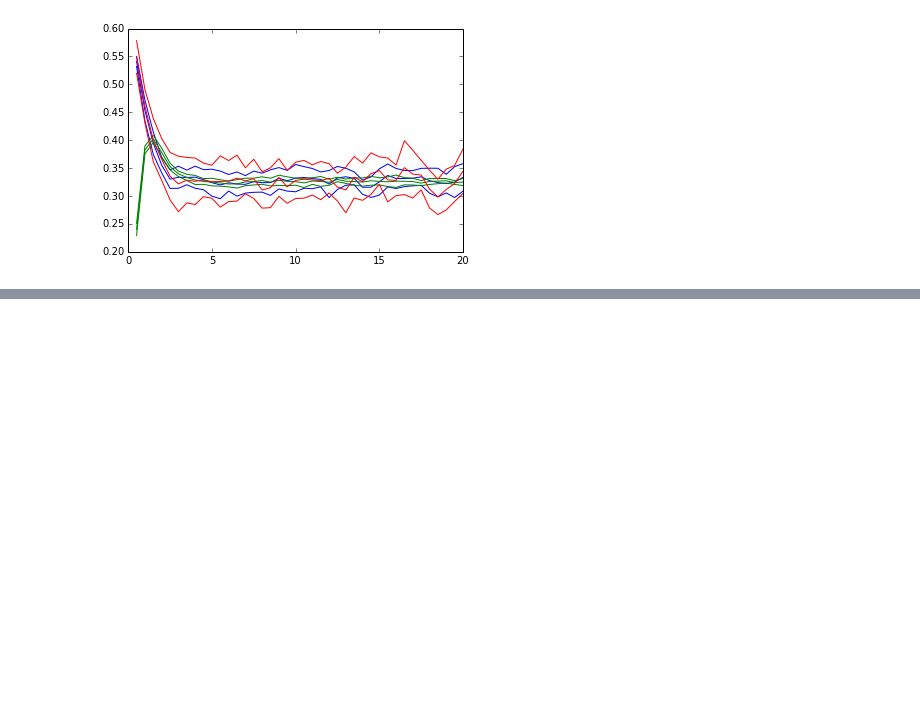
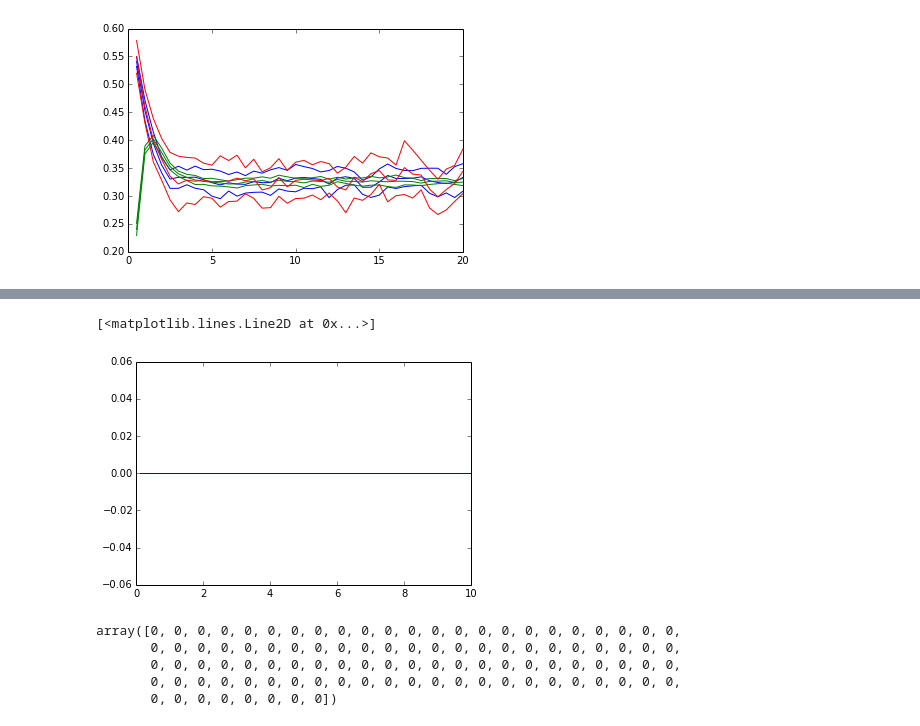
Before and after one commit to dtcitron/CTDE, a Jupyter notebook: example/sirs/Verify_CTDE_SIRS.ipynb, the cells around one changed output, grey strips where cells are left out. Cells and saved outputs as stored; diff of their text form; code cells hidden in the pictures; blank space fills up the shorter version.

```diff
--- a/example/sirs/Verify_CTDE_SIRS.ipynb
+++ b/example/sirs/Verify_CTDE_SIRS.ipynb
@@ -540,0 +586,18 @@ ylim(.2,.6);
+# %%
+# find the last index from the back where the number of infecteds is -1
+extimes = otimes[np.array([numpy.where(data[:,1,i] != -1)[0][-1] for i in range(100)])]
+n_ext = np.array([len(np.where(extimes < time)[0]) for time in otimes])
+# %%
+figure()
+plt.plot(otimes, n_ext)
+# %% [output]
+[<matplotlib.lines.Line2D at 0x...>]
+[figure, added]
+# %%
+n_ext
+# %% [output]
+array([0, 0, 0, 0, 0, 0, 0, 0, 0, 0, 0, 0, 0, 0, 0, 0, 0, 0, 0, 0, 0, 0, 0,
+       0, 0, 0, 0, 0, 0, 0, 0, 0, 0, 0, 0, 0, 0, 0, 0, 0, 0, 0, 0, 0, 0, 0,
+       0, 0, 0, 0, 0, 0, 0, 0, 0, 0, 0, 0, 0, 0, 0, 0, 0, 0, 0, 0, 0, 0, 0,
+       0, 0, 0, 0, 0, 0, 0, 0, 0, 0, 0, 0, 0, 0, 0, 0, 0, 0, 0, 0, 0, 0, 0,
+       0, 0, 0, 0, 0, 0, 0, 0])
```
Also changed, not shown: parts of 14 cells of this notebook, 1 other file.
